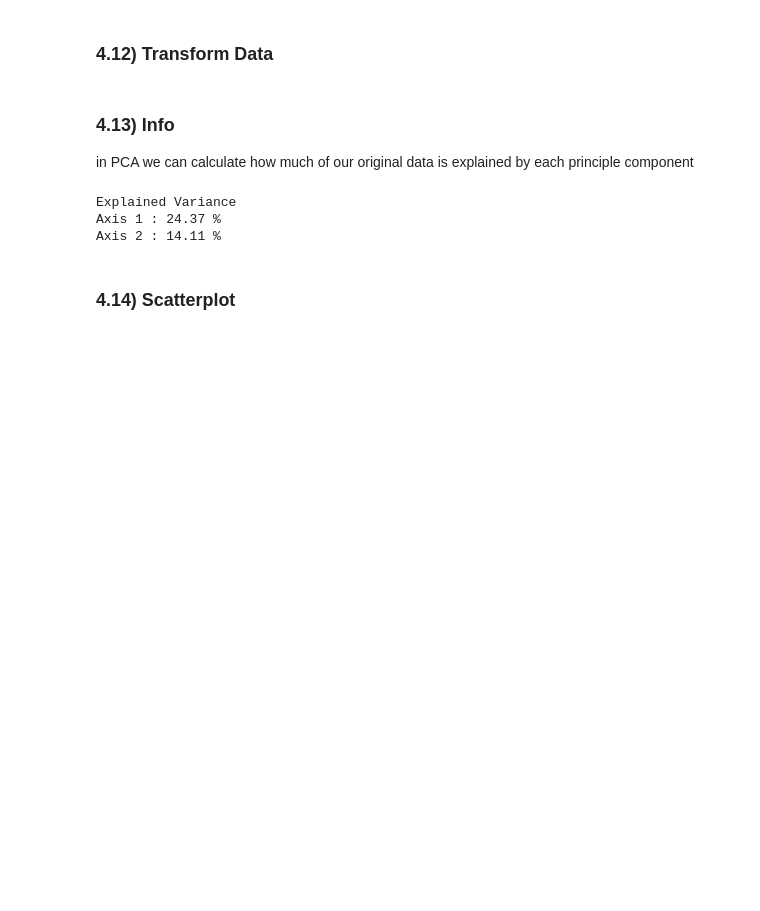
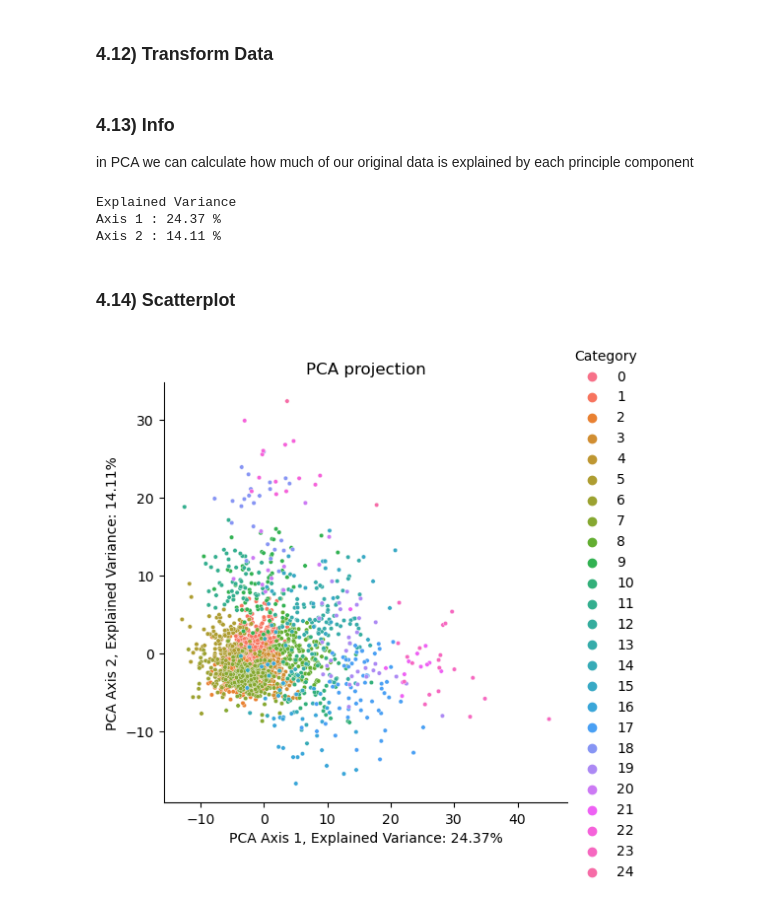
Before and after one commit to gentlelentil/FMP_Cheminformatics_2022, a Jupyter notebook: Visualizations/Visualize_properties_from_sdf.ipynb, the cells around one changed output. Drawn from its saved outputs; the diff is of its cells as text; code cells hidden in the pictures; blank space fills up the shorter version.

```diff
--- a/Visualizations/Visualize_properties_from_sdf.ipynb
+++ b/Visualizations/Visualize_properties_from_sdf.ipynb
@@ -140,13 +143,17 @@ PCA_Data.Category = PCA_Data.Category.astype("str")
 # %%
 p1 = sns.relplot(
     data = PCA_Data,
     x="Axis 1",
     y="Axis 2",
     hue = "Category",
     s = 10
 )
 
 p1.set(xlabel = "PCA Axis 1, Explained Variance: " + str(round(pca.explained_variance_ratio_[0], 4)*100) + "%",
-       ylabel = "UMAP Axis 2, Explained Variance: " + str(round(pca.explained_variance_ratio_[1], 4)*100) + "%",
+       ylabel = "PCA Axis 2, Explained Variance: " + str(round(pca.explained_variance_ratio_[1], 4)*100) + "%",
        title = "PCA projection")
+plt.show()
 p1.figure.savefig("./Figures/" + str(date.today()) + "_PCA_2D.png", transparent=False, bbox_inches='tight', dpi = 600)
+plt.close()
+# %% [output]
+[figure, added]
```
Also changed, not shown: parts of 18 cells of this notebook, 9 other files.
